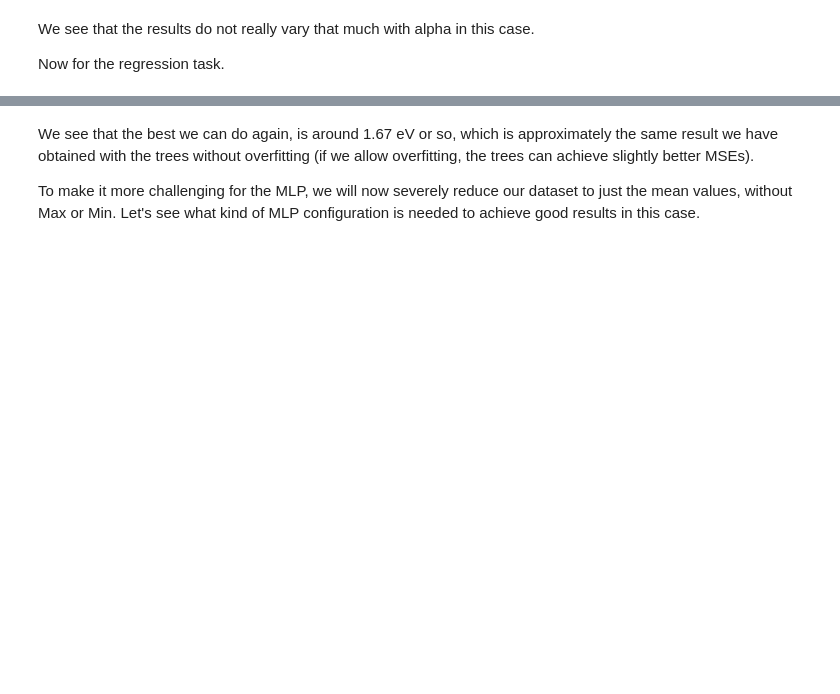
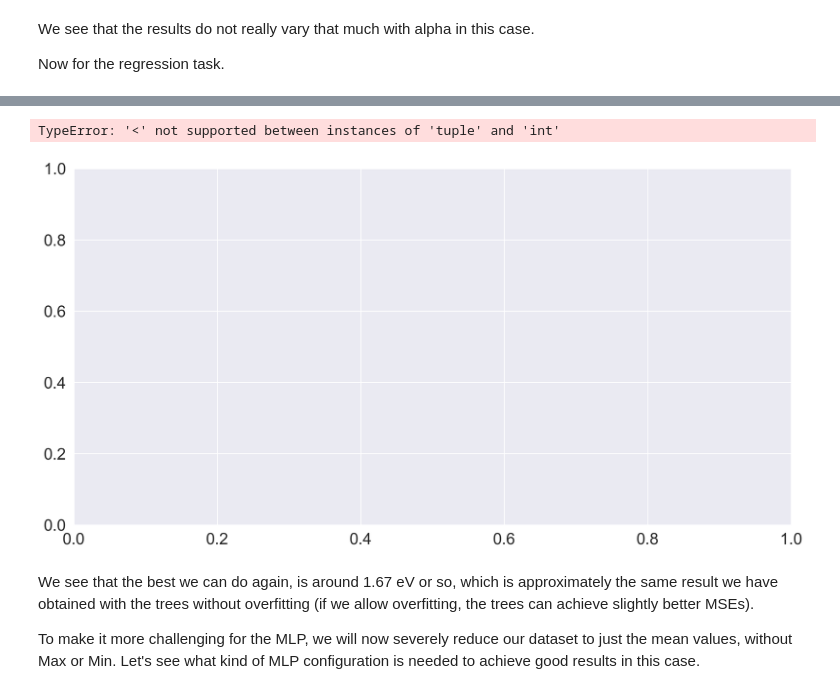
Before and after one commit to materialsvirtuallab/nano281, a Jupyter notebook: lectures/notebooks/Lecture 09 - Neural Networks.ipynb, the cells around one changed output, grey strips where cells are left out. Saved outputs shown, nothing was run; the diff lists cells and outputs as text; code cells hidden in the pictures; blank space fills up the shorter version.

```diff
--- a/lectures/notebooks/Lecture 09 - Neural Networks.ipynb
+++ b/lectures/notebooks/Lecture 09 - Neural Networks.ipynb
@@ -199,7 +155,7 @@ We see that the results do not really vary that much with alpha in this case.
 
 Now for the regression task.
 # %%
-nn = MLPRegressor(alpha=1e-4, random_state=1, learning_rate_init=0.01)
+nn = MLPRegressor(alpha=1e-4, random_state=1, learning_rate_init=0.01, max_iter=10000)
 gs = GridSearchCV(
     nn,
     param_grid={"hidden_layer_sizes": [(3), (5), (7), (5, 3), (7, 5), (7, 5, 3)]},
@@ -208,8 +164,5 @@ gs = GridSearchCV(
     cv=kfold,
 )
 gs.fit(x, y_reg)
-# plot_grid_search_results(gs).show()
-fig = plotly_grid_search_results(gs)
-fig.update_yaxes(title_text="-MSE")
-fig.show()
+plot_grid_search_results(gs, plot_type="bar")
 # %% [output]
@@ -217,3 +169,5 @@ fig.show()
+TypeError: '<' not supported between instances of 'tuple' and 'int'
+[figure, added]
 # %% [markdown]
 We see that the best we can do again, is around 1.67 eV or so, which is approximately the same result we have obtained with the trees without overfitting (if we allow overfitting, the trees can achieve slightly better MSEs).
 
```
Also changed, not shown: parts of 11 cells of this notebook, 9 other files.
